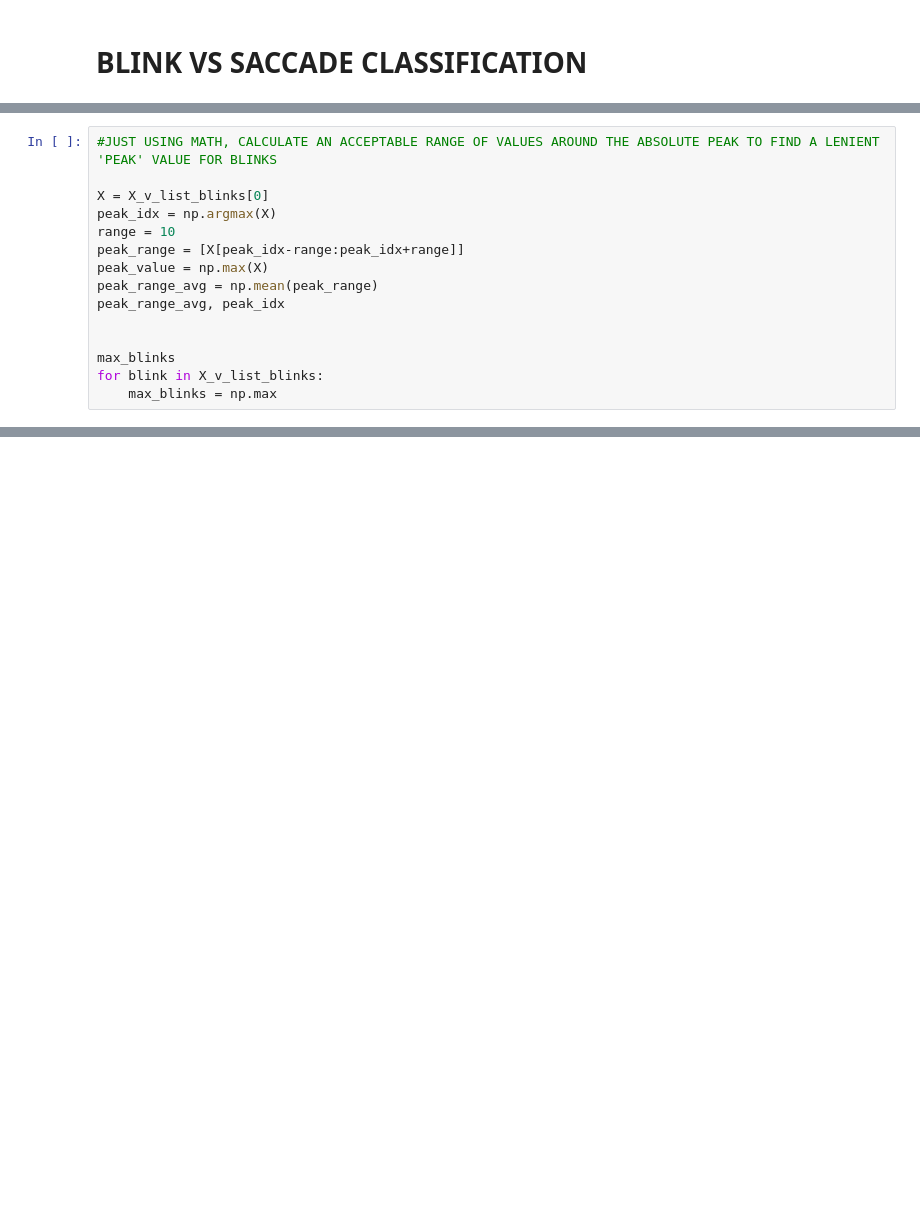
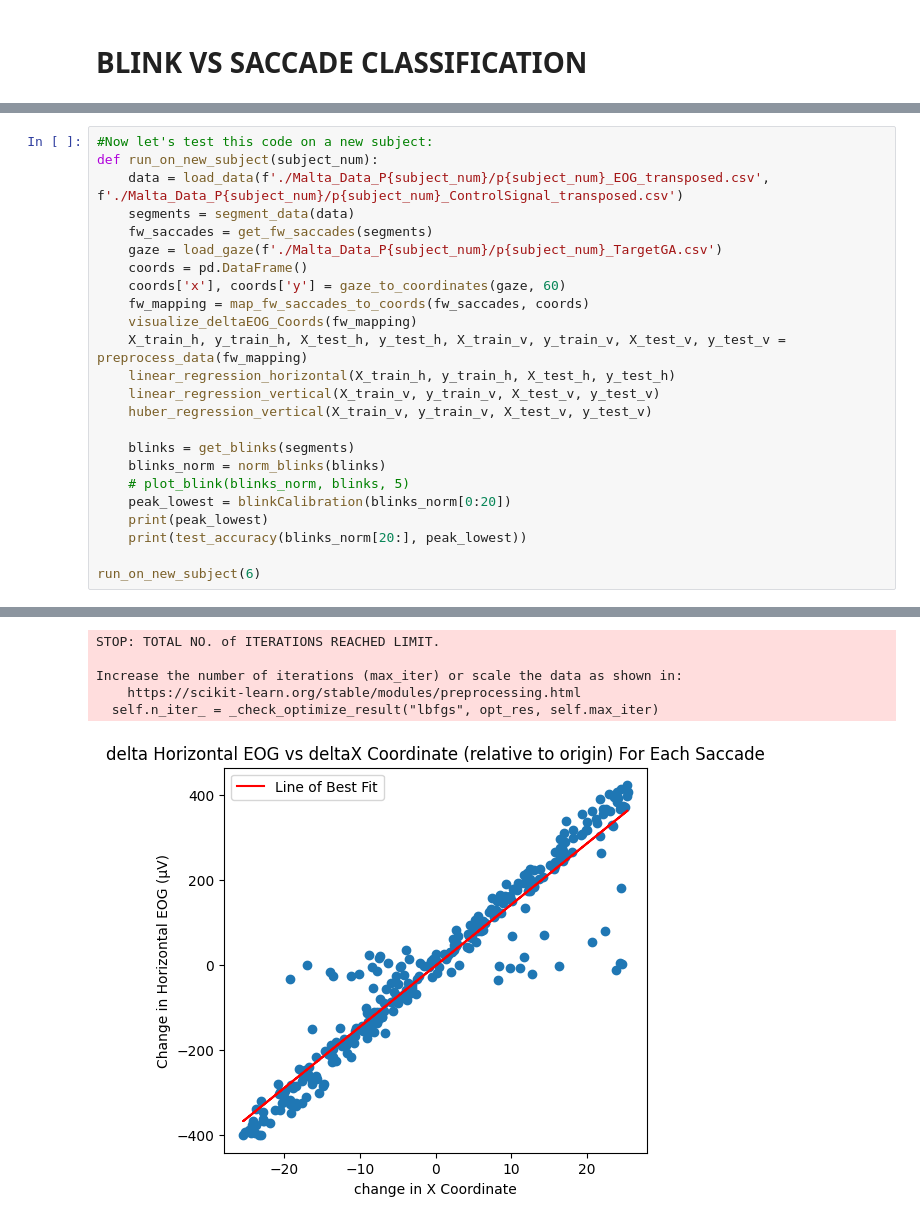
Before and after one commit to GTMRC-Industry/EOG-Software, a Jupyter notebook: EOG_Positional_Regression.ipynb, the cells around one changed output, grey strips where cells are left out. Drawn from its saved outputs; the diff is of its cells as text; blank space fills up the shorter version.

```diff
--- a/EOG_Positional_Regression.ipynb
+++ b/EOG_Positional_Regression.ipynb
@@ -609,17 +401,2 @@ plot_blink(25)
 # %% [output]
 [figure]
-# %%
-#JUST USING MATH, CALCULATE AN ACCEPTABLE RANGE OF VALUES AROUND THE ABSOLUTE PEAK TO FIND A LENIENT 'PEAK' VALUE FOR BLINKS
-
-X = X_v_list_blinks[0]
-peak_idx = np.argmax(X)
-range = 10
-peak_range = [X[peak_idx-range:peak_idx+range]]
-peak_value = np.max(X)
-peak_range_avg = np.mean(peak_range)
-peak_range_avg, peak_idx
-
-
-max_blinks
-for blink in X_v_list_blinks:
-    max_blinks = np.max
@@ -643,0 +481,25 @@ Blink
+# %%
+#Now let's test this code on a new subject:
+def run_on_new_subject(subject_num):
+    data = load_data(f'./Malta_Data_P{subject_num}/p{subject_num}_EOG_transposed.csv', f'./Malta_Data_P{subject_num}/p{subject_num}_ControlSignal_transposed.csv')
+    segments = segment_data(data)
+    fw_saccades = get_fw_saccades(segments)
+    gaze = load_gaze(f'./Malta_Data_P{subject_num}/p{subject_num}_TargetGA.csv')
+    coords = pd.DataFrame()
+    coords['x'], coords['y'] = gaze_to_coordinates(gaze, 60)
+    fw_mapping = map_fw_saccades_to_coords(fw_saccades, coords)
+    visualize_deltaEOG_Coords(fw_mapping)
+    X_train_h, y_train_h, X_test_h, y_test_h, X_train_v, y_train_v, X_test_v, y_test_v = preprocess_data(fw_mapping)
+    linear_regression_horizontal(X_train_h, y_train_h, X_test_h, y_test_h)
+    linear_regression_vertical(X_train_v, y_train_v, X_test_v, y_test_v)
+    huber_regression_vertical(X_train_v, y_train_v, X_test_v, y_test_v)
+
+    blinks = get_blinks(segments)
+    blinks_norm = norm_blinks(blinks)
+    # plot_blink(blinks_norm, blinks, 5)
+    peak_lowest = blinkCalibration(blinks_norm[0:20])
+    print(peak_lowest)
+    print(test_accuracy(blinks_norm[20:], peak_lowest))
+
+run_on_new_subject(6)
+# %% [output]
@@ -643,0 +522,6 @@ Blink
+STOP: TOTAL NO. of ITERATIONS REACHED LIMIT.
+
+Increase the number of iterations (max_iter) or scale the data as shown in:
+    https://scikit-learn.org/stable/modules/preprocessing.html
+  self.n_iter_ = _check_optimize_result("lbfgs", opt_res, self.max_iter)
+[figure, added]
```
Also changed, not shown: parts of 35 cells of this notebook, 23 other files.
